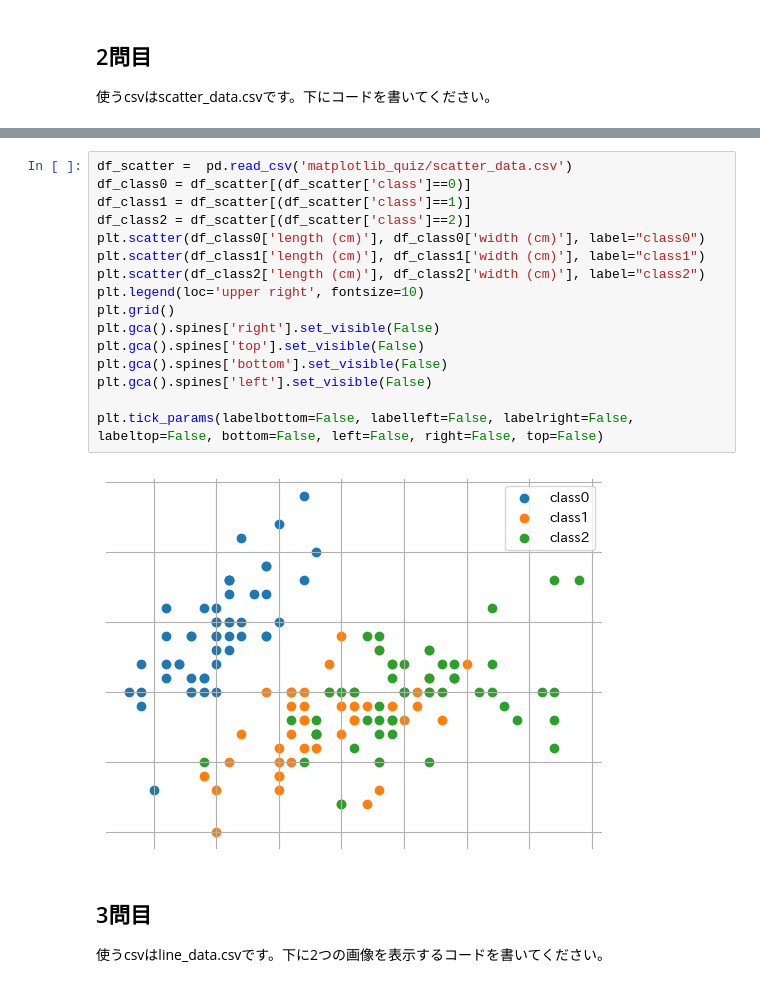
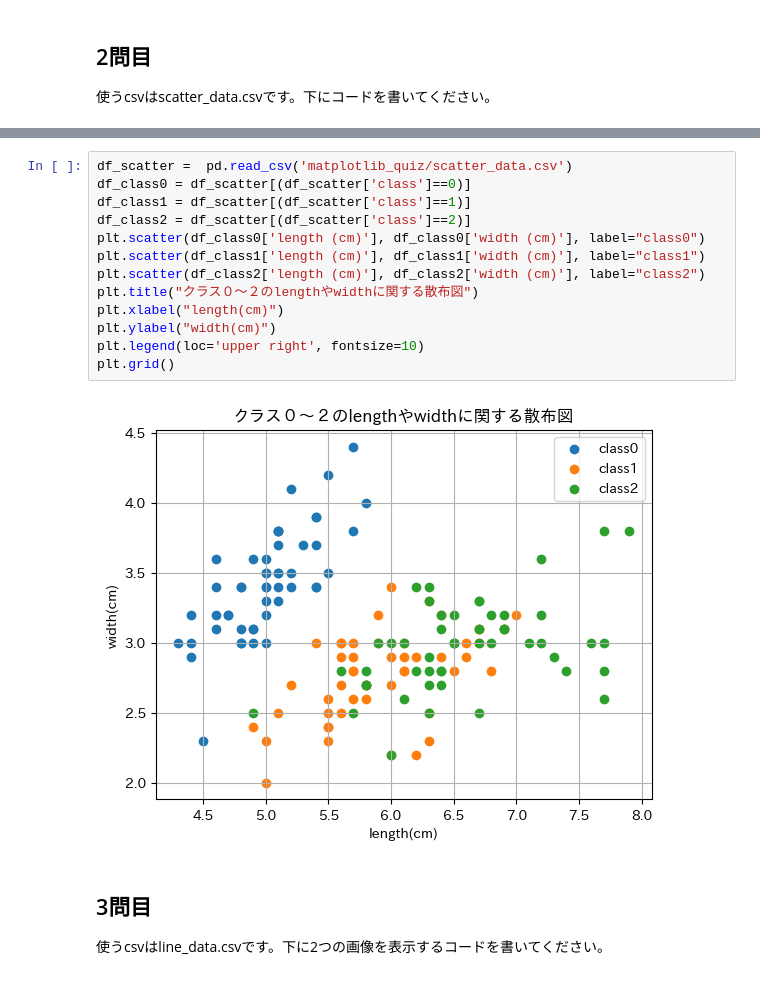
Before and after one commit to rosa0729/Basic-Python, a Jupyter notebook: colab/quizzes/可視化問題.ipynb, the cells around one changed output, grey strips where cells are left out. Cells and saved outputs as stored; diff of their text form.

```diff
--- a/colab/quizzes/可視化問題.ipynb
+++ b/colab/quizzes/可視化問題.ipynb
@@ -28,21 +30,18 @@ plt.axis("off")
 # %%
 df_scatter =  pd.read_csv('matplotlib_quiz/scatter_data.csv')
 df_class0 = df_scatter[(df_scatter['class']==0)]
 df_class1 = df_scatter[(df_scatter['class']==1)]
 df_class2 = df_scatter[(df_scatter['class']==2)]
 plt.scatter(df_class0['length (cm)'], df_class0['width (cm)'], label="class0")
 plt.scatter(df_class1['length (cm)'], df_class1['width (cm)'], label="class1")
 plt.scatter(df_class2['length (cm)'], df_class2['width (cm)'], label="class2")
+plt.title("クラス０〜２のlengthやwidthに関する散布図")
+plt.xlabel("length(cm)")
+plt.ylabel("width(cm)")
 plt.legend(loc='upper right', fontsize=10)
 plt.grid()
-plt.gca().spines['right'].set_visible(False)
-plt.gca().spines['top'].set_visible(False)
-plt.gca().spines['bottom'].set_visible(False)
-plt.gca().spines['left'].set_visible(False)
-
-plt.tick_params(labelbottom=False, labelleft=False, labelright=False, labeltop=False, bottom=False, left=False, right=False, top=False)
 # %% [output]
-[figure, old version]
+[figure, new version]
 # %% [markdown]
 ## 3問目
 使うcsvはline_data.csvです。下に2つの画像を表示するコードを書いてください。
```
Also changed, not shown: parts of 3 cells of this notebook.
